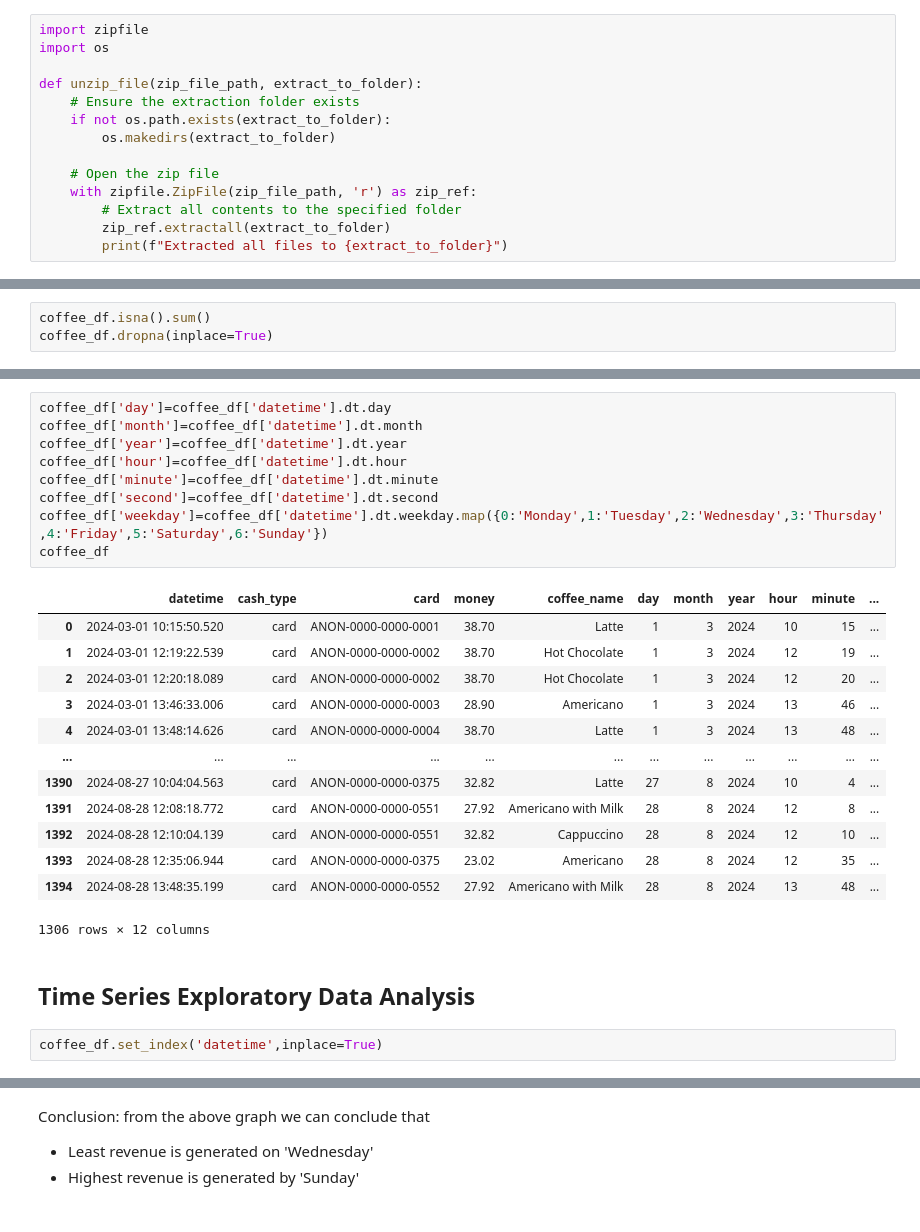
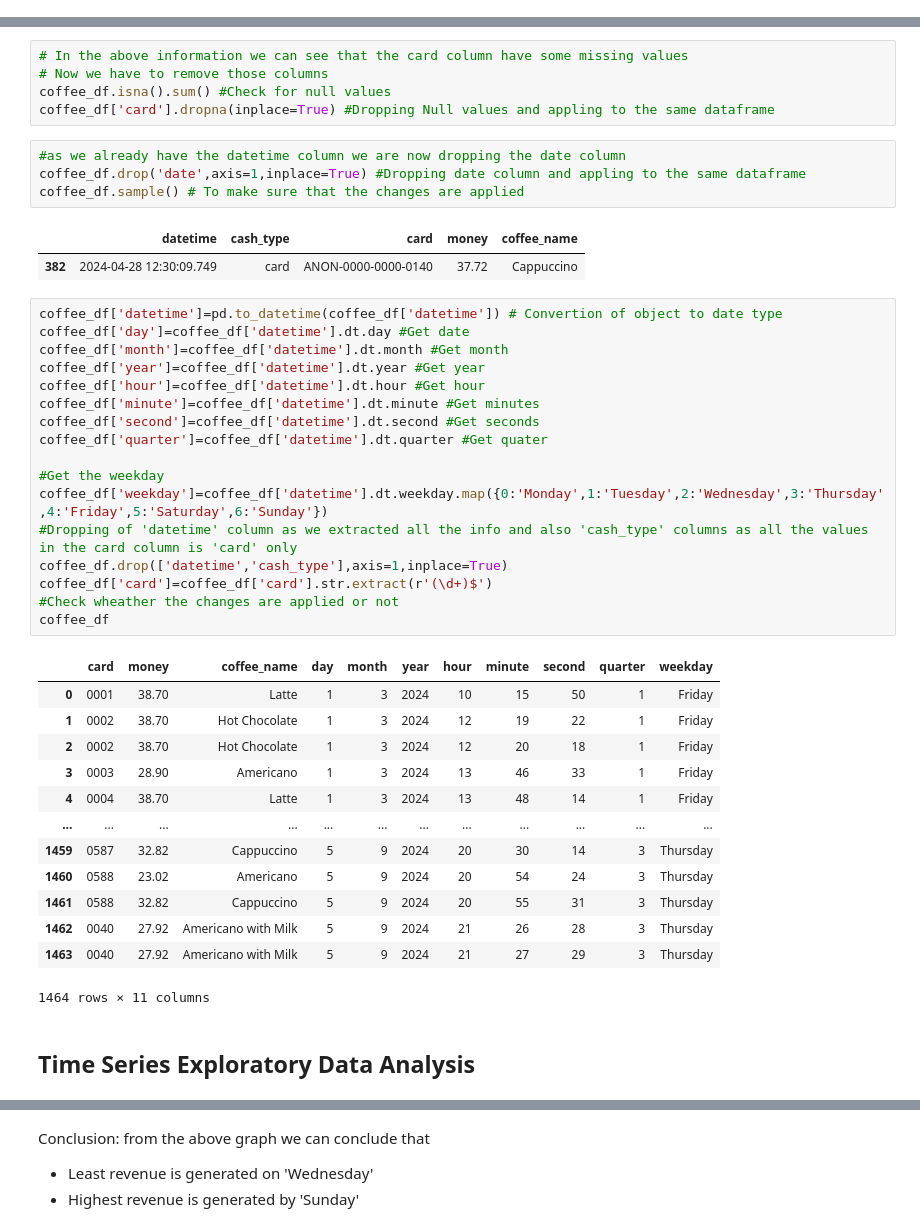
Before and after one commit to aslucky18/coffee-sales-analysis, a Jupyter notebook: Coffee_Sales.ipynb, the cells around one changed output, grey strips where cells are left out. Drawn from its saved outputs; the diff is of its cells as text.

```diff
--- a/Coffee_Sales.ipynb
+++ b/Coffee_Sales.ipynb
@@ -3,15 +29 @@ import numpy as np,pandas as pd,seaborn as sns,matplotlib.pyplot as plt, warning
 warnings.filterwarnings('ignore')
-# %%
-import zipfile
-import os
-
-def unzip_file(zip_file_path, extract_to_folder):
-    # Ensure the extraction folder exists
-    if not os.path.exists(extract_to_folder):
-        os.makedirs(extract_to_folder)
-
-    # Open the zip file
-    with zipfile.ZipFile(zip_file_path, 'r') as zip_ref:
-        # Extract all contents to the specified folder
-        zip_ref.extractall(extract_to_folder)
-        print(f"Extracted all files to {extract_to_folder}")
@@ -73,3 +101,0 @@ memory usage: 54.6+ KB
-# %%
-coffee_df.isna().sum()
-coffee_df.dropna(inplace=True)
@@ -76,27 +109,45 @@ coffee_df.dropna(inplace=True)
+# %%
+# In the above information we can see that the card column have some missing values
+# Now we have to remove those columns
+coffee_df.isna().sum() #Check for null values
+coffee_df['card'].dropna(inplace=True) #Dropping Null values and appling to the same dataframe
+# %%
+#as we already have the datetime column we are now dropping the date column
+coffee_df.drop('date',axis=1,inplace=True) #Dropping date column and appling to the same dataframe
+coffee_df.sample() # To make sure that the changes are applied
+# %% [output]
+|  | datetime | cash_type | card | money | coffee_name |
+| 382 | 2024-04-28 12:30:09.749 | card | ANON-0000-0000-0140 | 37.72 | Cappuccino |
 # %%
-coffee_df['day']=coffee_df['datetime'].dt.day
-coffee_df['month']=coffee_df['datetime'].dt.month
-coffee_df['year']=coffee_df['datetime'].dt.year
-coffee_df['hour']=coffee_df['datetime'].dt.hour
-coffee_df['minute']=coffee_df['datetime'].dt.minute
-coffee_df['second']=coffee_df['datetime'].dt.second
+coffee_df['datetime']=pd.to_datetime(coffee_df['datetime']) # Convertion of object to date type
+coffee_df['day']=coffee_df['datetime'].dt.day #Get date
+coffee_df['month']=coffee_df['datetime'].dt.month #Get month
+coffee_df['year']=coffee_df['datetime'].dt.year #Get year
+coffee_df['hour']=coffee_df['datetime'].dt.hour #Get hour
+coffee_df['minute']=coffee_df['datetime'].dt.minute #Get minutes
+coffee_df['second']=coffee_df['datetime'].dt.second #Get seconds
+coffee_df['quarter']=coffee_df['datetime'].dt.quarter #Get quater
+
+#Get the weekday
 coffee_df['weekday']=coffee_df['datetime'].dt.weekday.map({0:'Monday',1:'Tuesday',2:'Wednesday',3:'Thursday',4:'Friday',5:'Saturday',6:'Sunday'})
+#Dropping of 'datetime' column as we extracted all the info and also 'cash_type' columns as all the values in the card column is 'card' only
+coffee_df.drop(['datetime','cash_type'],axis=1,inplace=True)
+coffee_df['card']=coffee_df['card'].str.extract(r'(\d+)$')
+#Check wheather the changes are applied or not
 coffee_df
 # %% [output]
-|  | datetime | cash_type | card | money | coffee_name | day | month | year | hour | minute | ... |
-| 0 | 2024-03-01 10:15:50.520 | card | ANON-0000-0000-0001 | 38.70 | Latte | 1 | 3 | 2024 | 10 | 15 | ... |
-| 1 | 2024-03-01 12:19:22.539 | card | ANON-0000-0000-0002 | 38.70 | Hot Chocolate | 1 | 3 | 2024 | 12 | 19 | ... |
-| 2 | 2024-03-01 12:20:18.089 | card | ANON-0000-0000-0002 | 38.70 | Hot Chocolate | 1 | 3 | 2024 | 12 | 20 | ... |
-| 3 | 2024-03-01 13:46:33.006 | card | ANON-0000-0000-0003 | 28.90 | Americano | 1 | 3 | 2024 | 13 | 46 | ... |
-| 4 | 2024-03-01 13:48:14.626 | card | ANON-0000-0000-0004 | 38.70 | Latte | 1 | 3 | 2024 | 13 | 48 | ... |
+|  | card | money | coffee_name | day | month | year | hour | minute | second | quarter | weekday |
+| 0 | 0001 | 38.70 | Latte | 1 | 3 | 2024 | 10 | 15 | 50 | 1 | Friday |
+| 1 | 0002 | 38.70 | Hot Chocolate | 1 | 3 | 2024 | 12 | 19 | 22 | 1 | Friday |
+| 2 | 0002 | 38.70 | Hot Chocolate | 1 | 3 | 2024 | 12 | 20 | 18 | 1 | Friday |
+| 3 | 0003 | 28.90 | Americano | 1 | 3 | 2024 | 13 | 46 | 33 | 1 | Friday |
+| 4 | 0004 | 38.70 | Latte | 1 | 3 | 2024 | 13 | 48 | 14 | 1 | Friday |
 | ... | ... | ... | ... | ... | ... | ... | ... | ... | ... | ... | ... |
-| 1390 | 2024-08-27 10:04:04.563 | card | ANON-0000-0000-0375 | 32.82 | Latte | 27 | 8 | 2024 | 10 | 4 | ... |
-| 1391 | 2024-08-28 12:08:18.772 | card | ANON-0000-0000-0551 | 27.92 | Americano with Milk | 28 | 8 | 2024 | 12 | 8 | ... |
-| 1392 | 2024-08-28 12:10:04.139 | card | ANON-0000-0000-0551 | 32.82 | Cappuccino | 28 | 8 | 2024 | 12 | 10 | ... |
-| 1393 | 2024-08-28 12:35:06.944 | card | ANON-0000-0000-0375 | 23.02 | Americano | 28 | 8 | 2024 | 12 | 35 | ... |
-| 1394 | 2024-08-28 13:48:35.199 | card | ANON-0000-0000-0552 | 27.92 | Americano with Milk | 28 | 8 | 2024 | 13 | 48 | ... |
+| 1459 | 0587 | 32.82 | Cappuccino | 5 | 9 | 2024 | 20 | 30 | 14 | 3 | Thursday |
+| 1460 | 0588 | 23.02 | Americano | 5 | 9 | 2024 | 20 | 54 | 24 | 3 | Thursday |
+| 1461 | 0588 | 32.82 | Cappuccino | 5 | 9 | 2024 | 20 | 55 | 31 | 3 | Thursday |
+| 1462 | 0040 | 27.92 | Americano with Milk | 5 | 9 | 2024 | 21 | 26 | 28 | 3 | Thursday |
+| 1463 | 0040 | 27.92 | Americano with Milk | 5 | 9 | 2024 | 21 | 27 | 29 | 3 | Thursday |
-1306 rows × 12 columns
+1464 rows × 11 columns
 # %% [markdown]
 ## Time Series Exploratory Data Analysis
-# %%
-coffee_df.set_index('datetime',inplace=True)
```
Also changed, not shown: parts of 38 cells of this notebook, 1 other file.
